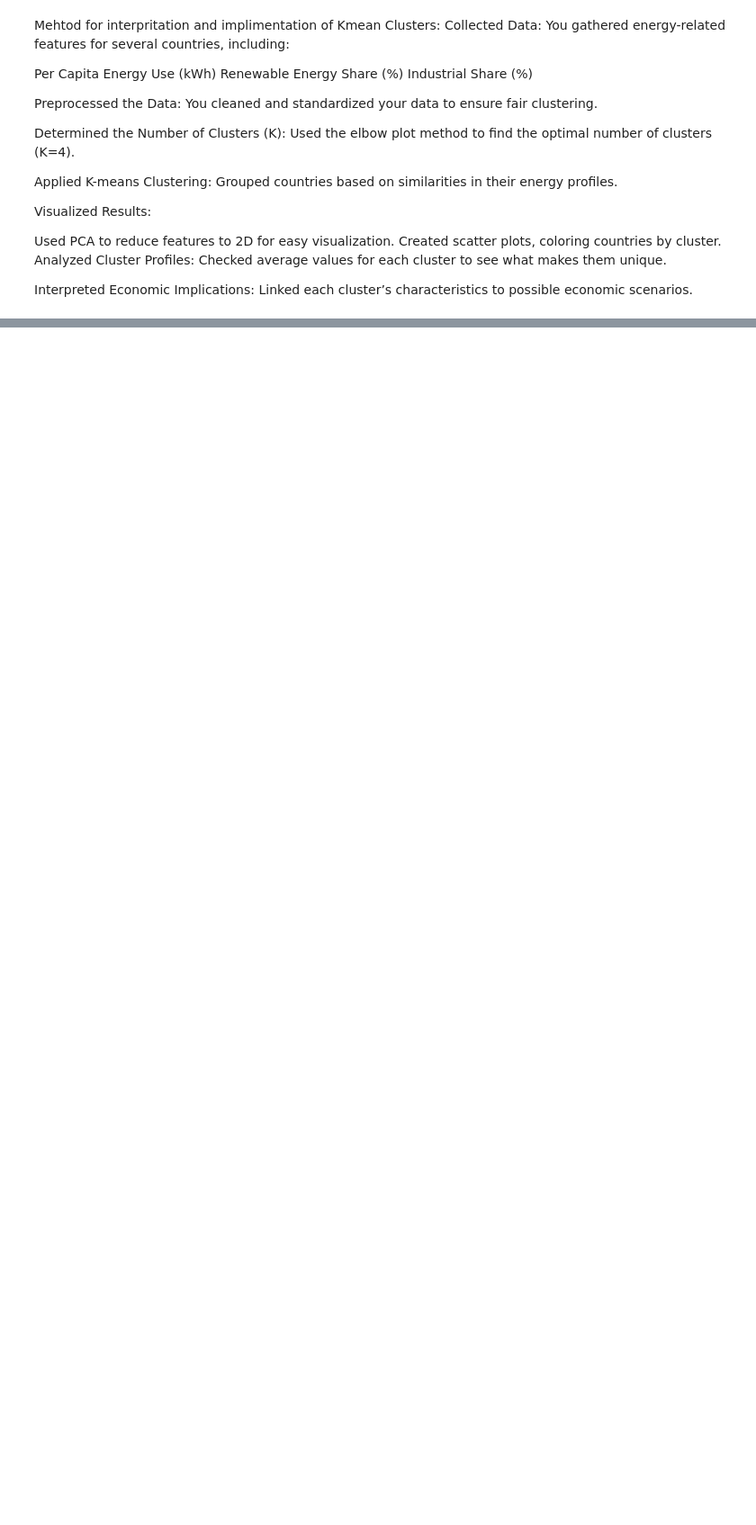
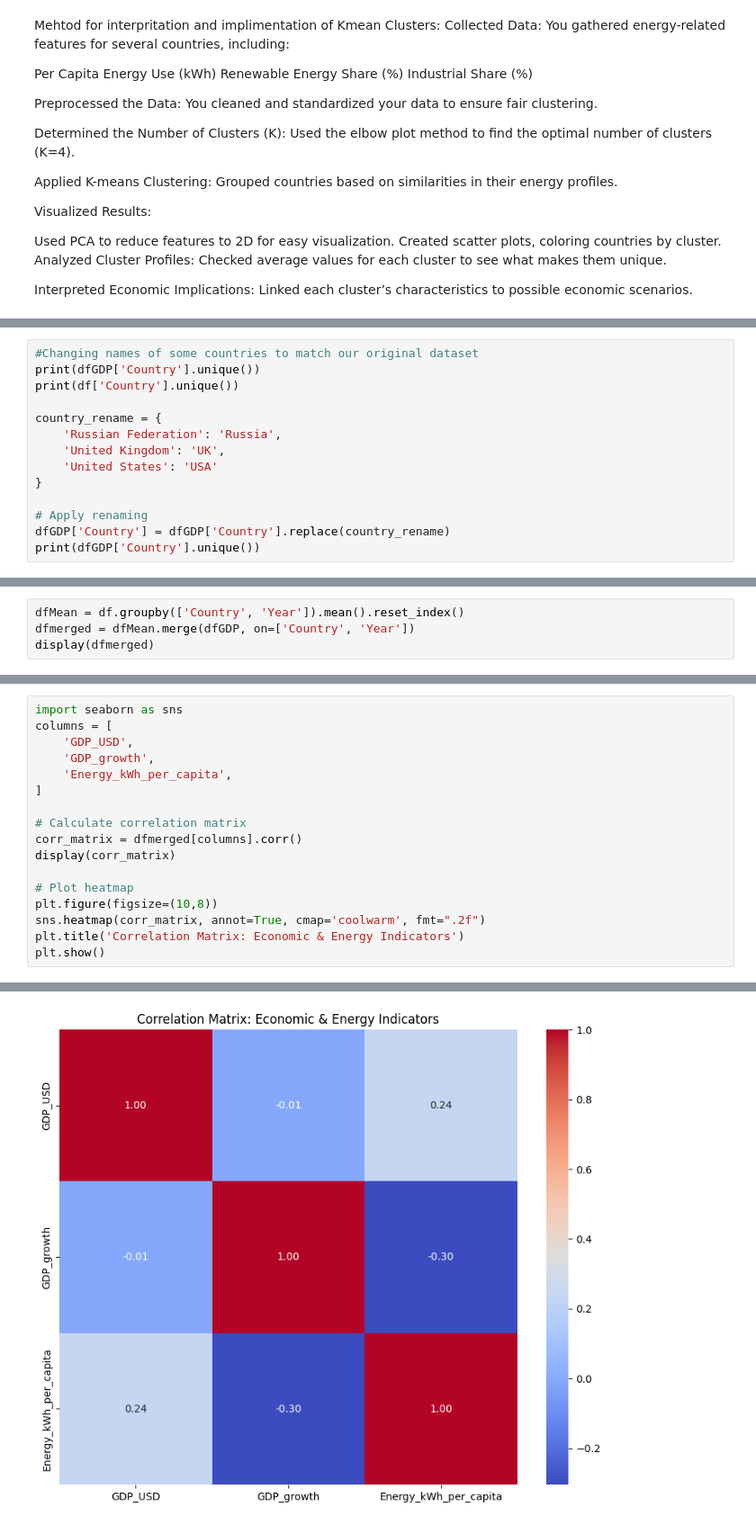
Before and after one commit to RudyAlhaddad7/global-energy-consumption-analysis, a Jupyter notebook: notebook/eda.ipynb, the cells around one changed output, grey strips where cells are left out. Shown at 90% size. Drawn from its saved outputs; the diff is of its cells as text; blank space fills up the shorter version.

```diff
--- a/notebook/eda.ipynb
+++ b/notebook/eda.ipynb
@@ -661,0 +710,14 @@ Linked each cluster’s characteristics to possible economic scenarios.
+# %%
+#Changing names of some countries to match our original dataset
+print(dfGDP['Country'].unique())
+print(df['Country'].unique())
+
+country_rename = {
+    'Russian Federation': 'Russia',
+    'United Kingdom': 'UK',
+    'United States': 'USA'
+}
+
+# Apply renaming
+dfGDP['Country'] = dfGDP['Country'].replace(country_rename)
+print(dfGDP['Country'].unique())
@@ -661,0 +764,4 @@ Linked each cluster’s characteristics to possible economic scenarios.
+# %%
+dfMean = df.groupby(['Country', 'Year']).mean().reset_index()
+dfmerged = dfMean.merge(dfGDP, on=['Country', 'Year'])
+display(dfmerged)
@@ -661,0 +798,18 @@ Linked each cluster’s characteristics to possible economic scenarios.
+# %%
+import seaborn as sns
+columns = [
+    'GDP_USD',
+    'GDP_growth',
+    'Energy_kWh_per_capita',
+]
+
+# Calculate correlation matrix
+corr_matrix = dfmerged[columns].corr()
+display(corr_matrix)
+
+# Plot heatmap
+plt.figure(figsize=(10,8))
+sns.heatmap(corr_matrix, annot=True, cmap='coolwarm', fmt=".2f")
+plt.title('Correlation Matrix: Economic & Energy Indicators')
+plt.show()
+# %% [output]
@@ -661,0 +820 @@ Linked each cluster’s characteristics to possible economic scenarios.
+[figure, added]
```
Also changed, not shown: parts of 17 cells of this notebook, 5 other files.
